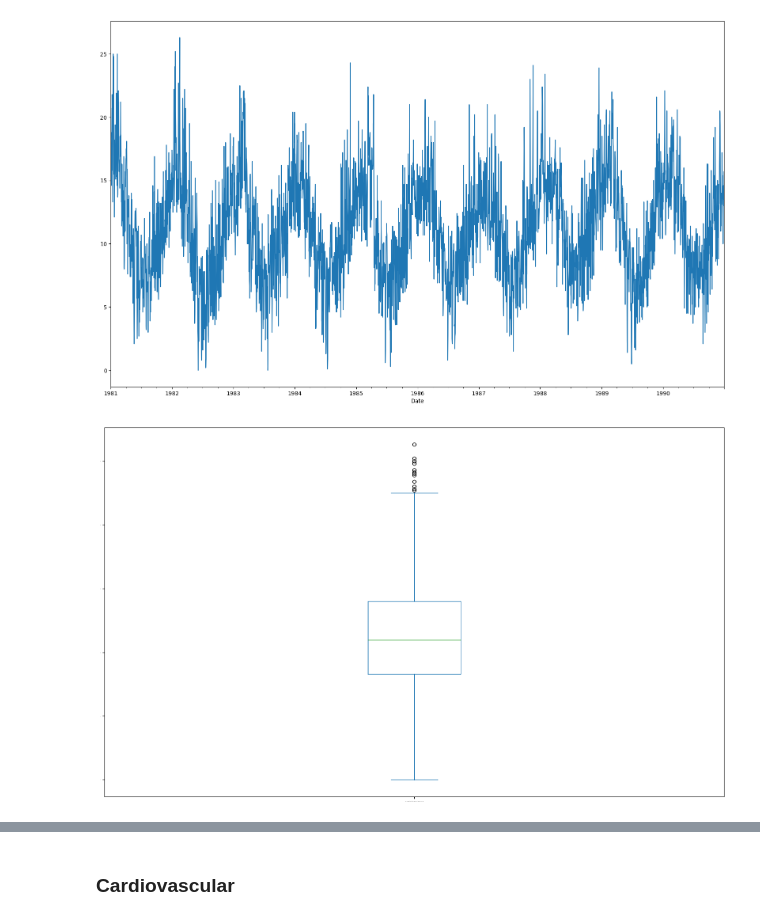
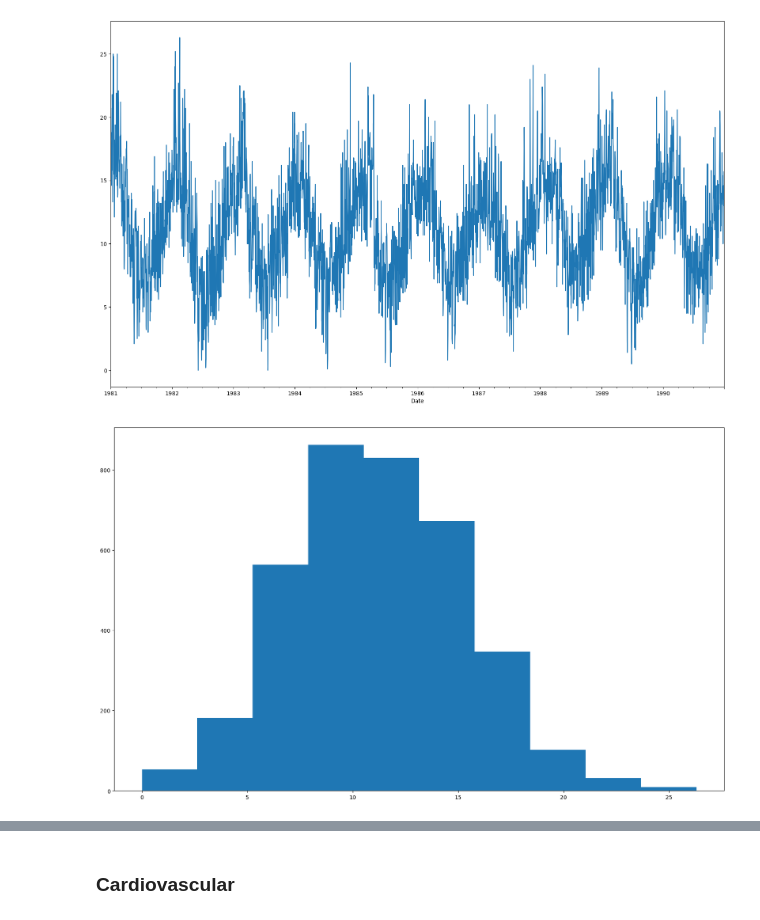
Before and after one commit to amangelluis/WorkspaceTFG, a Jupyter notebook: code/visualization_stadistics.ipynb, the cells around one changed output, grey strips where cells are left out. Cells and saved outputs as stored; diff of their text form; code cells hidden in the pictures.

```diff
--- a/code/visualization_stadistics.ipynb
+++ b/code/visualization_stadistics.ipynb
@@ -120,8 +106,9 @@ serie_temperatura.plot(figsize=(20, 12))
 plt.show()
 # %% [output]
 [figure]
-# %%
-serie_temperatura.plot(kind='box', subplots=True, sharex=False, legend=False, fontsize=1, figsize=(20, 12))
-plt.show()
-# %% [output]
-[figure, removed]
+# %%
+fig, ax = plt.subplots(figsize=(20, 12))
+ax.hist(serie_temperatura.values)
+plt.show()
+# %% [output]
+[figure, added]
```
Also changed, not shown: parts of 9 cells of this notebook, 2 other files.
